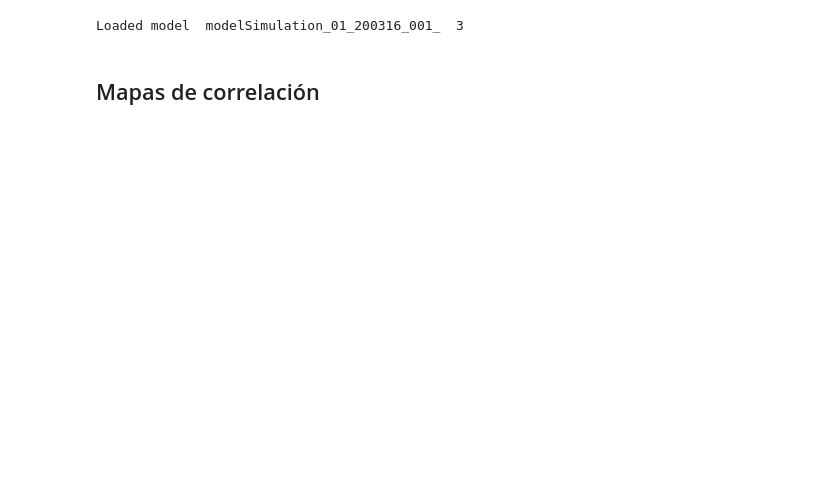
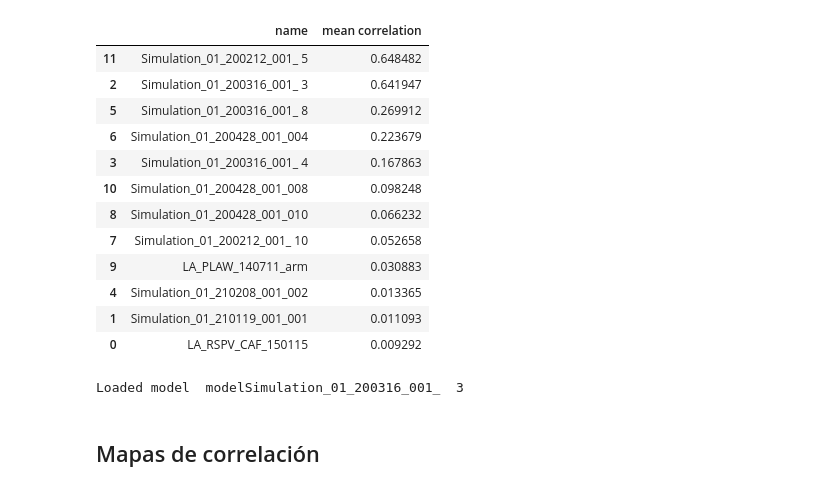
Before and after one commit to miriamgf/egm_reconstruction, a Jupyter notebook: Code/scripts/visualization/evaluate_3d_test.ipynb, the cells around one changed output. Cells and saved outputs as stored; diff of their text form; code cells hidden in the pictures; blank space fills up the shorter version.

```diff
--- a/Code/scripts/visualization/evaluate_3d_test.ipynb
+++ b/Code/scripts/visualization/evaluate_3d_test.ipynb
@@ -13,14 +13,26 @@ from scipy.stats import pearsonr, spearmanr
 import matplotlib.pyplot as plt
 import pandas as pd
 # %%
-csv_corr="/home/pdi/miriamgf/tesis/Autoencoders/code/egm_reconstruction/Code/output/experiments/experiments_VAE/OMAMI_bs_400_2048_norm/corr_df_test.csv"
+csv_corr="/home/pdi/miriamgf/tesis/Autoencoders/code/egm_reconstruction/Code/output/experiments/experiments_VAE/OMAMI_Optuna/corr_df_test.csv"
 df = pd.read_csv(csv_corr)
 df_sorted = df.sort_values(by='mean correlation', ascending=False)
 df_sorted
+
 df_sorted.head(20)
-
-min_val_value=-0.8
-max_val_value=0.8
+# %% [output]
+|  | name | mean correlation |
+| 11 | Simulation_01_200212_001_ 5 | 0.648482 |
+| 2 | Simulation_01_200316_001_ 3 | 0.641947 |
+| 5 | Simulation_01_200316_001_ 8 | 0.269912 |
+| 6 | Simulation_01_200428_001_004 | 0.223679 |
+| 3 | Simulation_01_200316_001_ 4 | 0.167863 |
+| 10 | Simulation_01_200428_001_008 | 0.098248 |
+| 8 | Simulation_01_200428_001_010 | 0.066232 |
+| 7 | Simulation_01_200212_001_ 10 | 0.052658 |
+| 9 | LA_PLAW_140711_arm | 0.030883 |
+| 4 | Simulation_01_210208_001_002 | 0.013365 |
+| 1 | Simulation_01_210119_001_001 | 0.011093 |
+| 0 | LA_RSPV_CAF_150115 | 0.009292 |
 # %%
 def corr_spearman_cols(array1, array2):
     """
```
Also changed, not shown: parts of 4 cells of this notebook, 17 other files.
